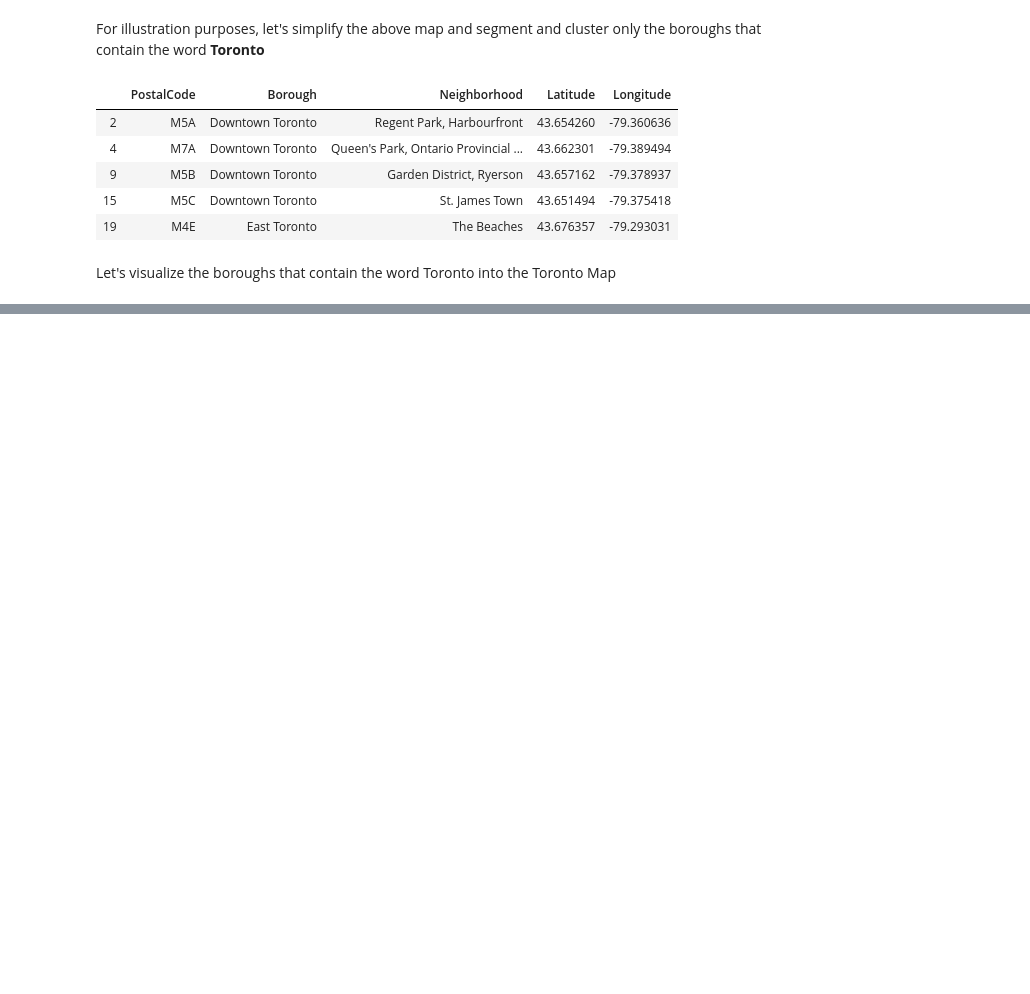
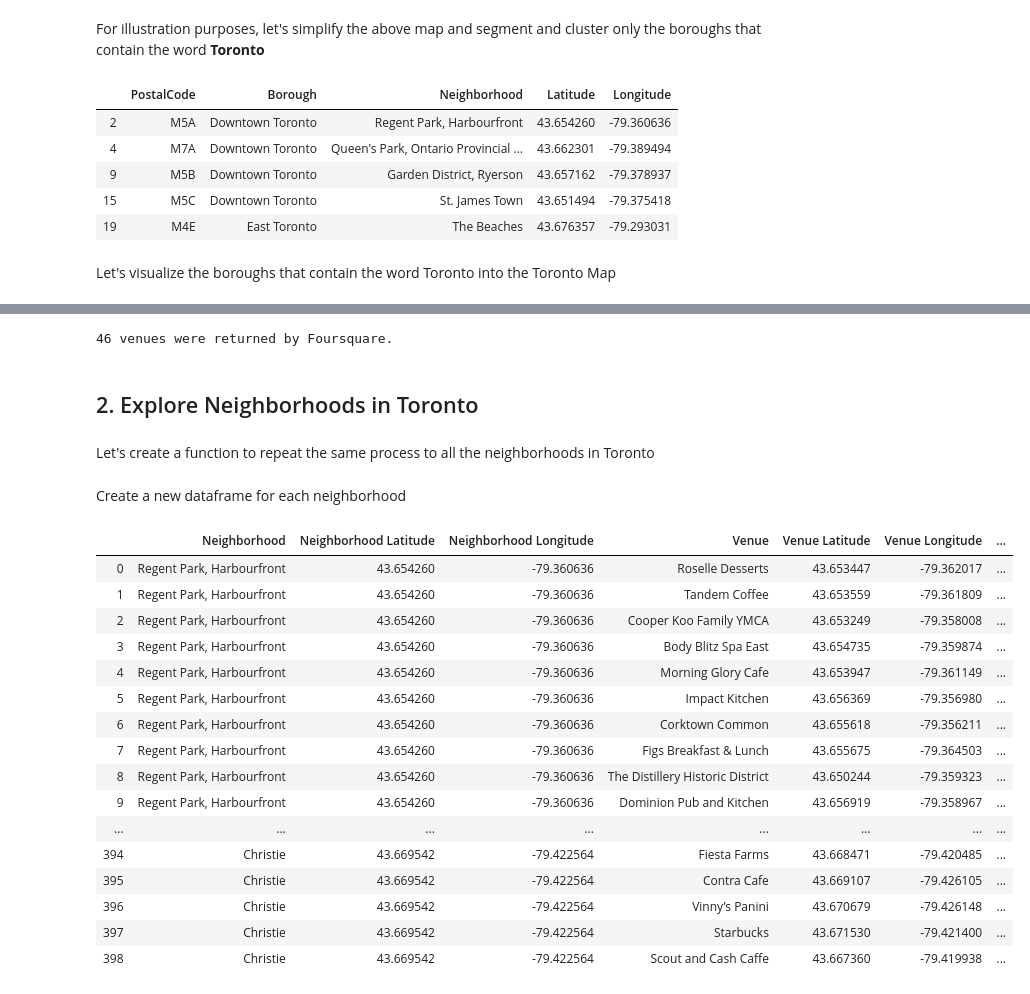
Before and after one commit to tod01/Coursera_Capstone, a Jupyter notebook: Coursera_Capstone_exploring.ipynb, the cells around one changed output, grey strips where cells are left out. Saved outputs shown, nothing was run; the diff lists cells and outputs as text; code cells hidden in the pictures; blank space fills up the shorter version.

```diff
--- a/Coursera_Capstone_exploring.ipynb
+++ b/Coursera_Capstone_exploring.ipynb
@@ -182,0 +205,3 @@ map_toronto
+# %%
+# reset index
+toronto_data.reset_index(inplace=True)
@@ -182,0 +304,70 @@ map_toronto
+# %%
+print('{} venues were returned by Foursquare.'.format(nearby_venues.shape[0]))
+# %% [output]
+46 venues were returned by Foursquare.
+# %% [markdown]
+## 2. Explore Neighborhoods in Toronto
+# %% [markdown]
+Let's create a function to repeat the same process to all the neighborhoods in Toronto
+# %%
+def getNearbyVenues(names, latitudes, longitudes, radius=500):
+
+    venues_list = []
+    for name, lat, lng in zip(names, latitudes, longitudes):
+
+        url = 'https://api.foursquare.com/v2/venues/explore?&client_id={}&client_secret={}&v={}&ll={},{}&radius={}&limit={}'.format(
+            CLIENT_ID,
+            CLIENT_SECRET,
+            VERSION,
+            lat,
+            lng,
+            radius,
+            LIMIT)
+        # make the GET request
+        results = requests.get(url).json()['response']['groups'][0]['items']
+
+        # return only relevant information for each nearby venue
+        venues_list.append([(
+            name,
+            lat,
+            lng,
+            v['venue']['name'],
+            v['venue']['location']['lat'],
+            v['venue']['location']['lng'],
+            v['venue']['categories'][0]['name']) for v in results])
+
+    nearby_venues = pd.DataFrame([item for venue_list in venues_list for item in venue_list])
+
+    nearby_venues.columns = ['Neighborhood',
+                             'Neighborhood Latitude',
+                             'Neighborhood Longitude',
+                             'Venue', 'Venue Latitude',
+                             'Venue Longitude',
+                             'Venue Category']
+
+    return (nearby_venues)
+# %% [markdown]
+Create a new dataframe for each neighborhood
+# %%
+toronto_venues = getNearbyVenues(toronto_data['Neighborhood'],
+                                 toronto_data['Latitude'],
+                                toronto_data['Longitude'])
+toronto_venues
+# %% [output]
+|  | Neighborhood | Neighborhood Latitude | Neighborhood Longitude | Venue | Venue Latitude | Venue Longitude | ... |
+| 0 | Regent Park, Harbourfront | 43.654260 | -79.360636 | Roselle Desserts | 43.653447 | -79.362017 | ... |
+| 1 | Regent Park, Harbourfront | 43.654260 | -79.360636 | Tandem Coffee | 43.653559 | -79.361809 | ... |
+| 2 | Regent Park, Harbourfront | 43.654260 | -79.360636 | Cooper Koo Family YMCA | 43.653249 | -79.358008 | ... |
+| 3 | Regent Park, Harbourfront | 43.654260 | -79.360636 | Body Blitz Spa East | 43.654735 | -79.359874 | ... |
+| 4 | Regent Park, Harbourfront | 43.654260 | -79.360636 | Morning Glory Cafe | 43.653947 | -79.361149 | ... |
+| 5 | Regent Park, Harbourfront | 43.654260 | -79.360636 | Impact Kitchen | 43.656369 | -79.356980 | ... |
+| 6 | Regent Park, Harbourfront | 43.654260 | -79.360636 | Corktown Common | 43.655618 | -79.356211 | ... |
+| 7 | Regent Park, Harbourfront | 43.654260 | -79.360636 | Figs Breakfast & Lunch | 43.655675 | -79.364503 | ... |
+| 8 | Regent Park, Harbourfront | 43.654260 | -79.360636 | The Distillery Historic District | 43.650244 | -79.359323 | ... |
+| 9 | Regent Park, Harbourfront | 43.654260 | -79.360636 | Dominion Pub and Kitchen | 43.656919 | -79.358967 | ... |
+| ... | ... | ... | ... | ... | ... | ... | ... |
+| 394 | Christie | 43.669542 | -79.422564 | Fiesta Farms | 43.668471 | -79.420485 | ... |
+| 395 | Christie | 43.669542 | -79.422564 | Contra Cafe | 43.669107 | -79.426105 | ... |
+| 396 | Christie | 43.669542 | -79.422564 | Vinny’s Panini | 43.670679 | -79.426148 | ... |
+| 397 | Christie | 43.669542 | -79.422564 | Starbucks | 43.671530 | -79.421400 | ... |
+| 398 | Christie | 43.669542 | -79.422564 | Scout and Cash Caffe | 43.667360 | -79.419938 | ... |
```
Also changed, not shown: parts of 60 cells of this notebook.
